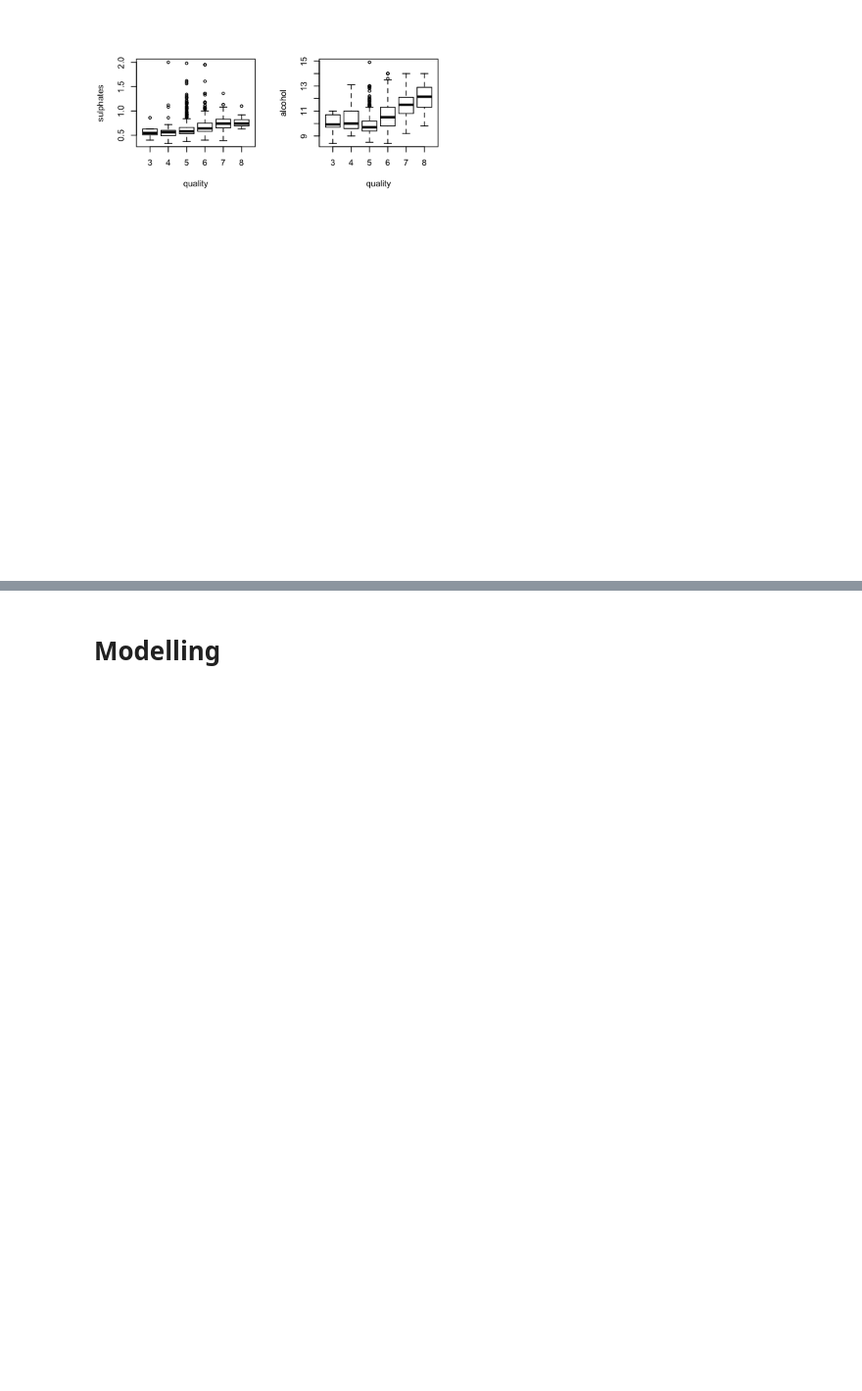
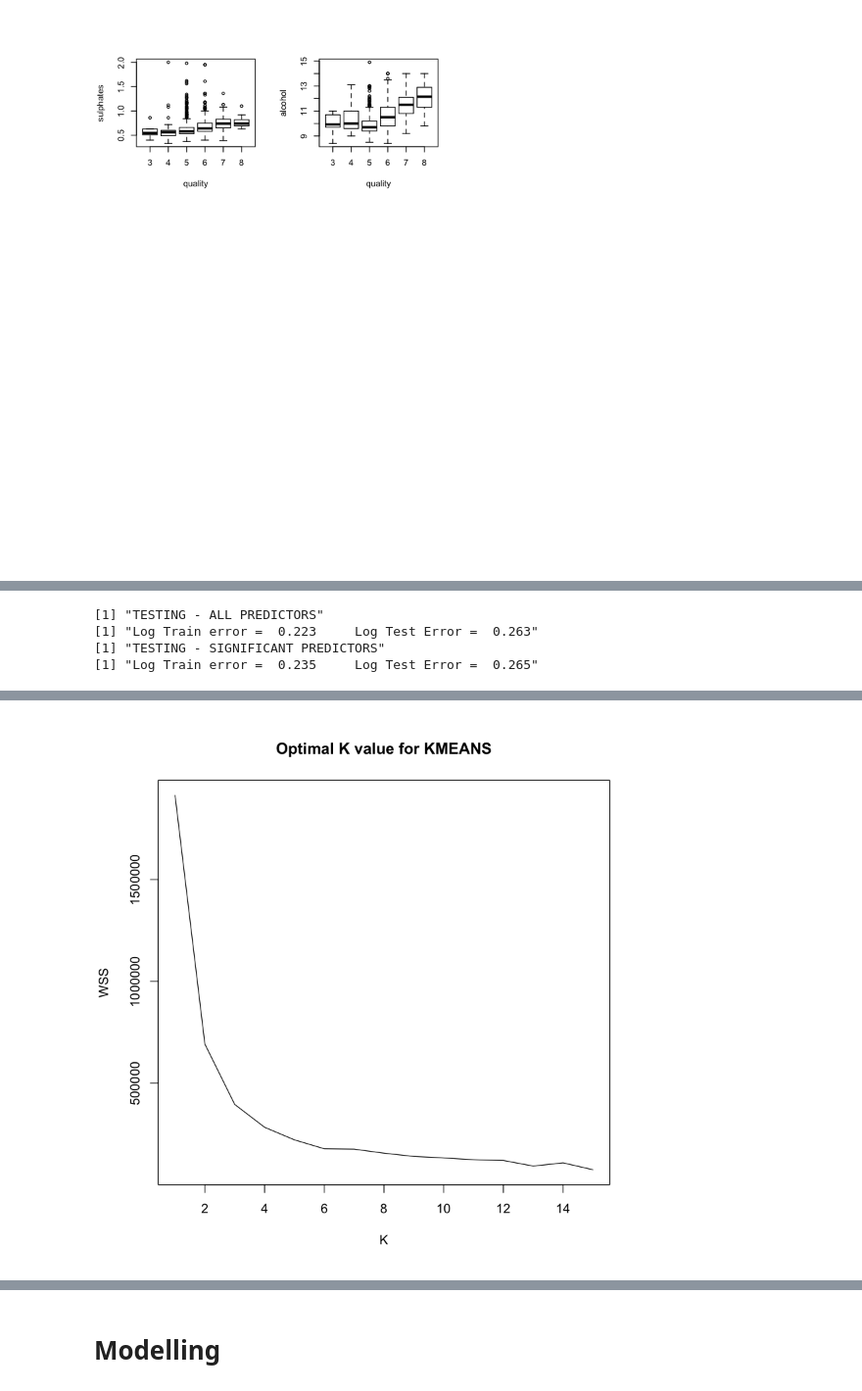
Before and after one commit to spatankar276/Project-Buzz, a Jupyter notebook: 7406-Project-Buzz-Team.ipynb, the cells around one changed output, grey strips where cells are left out. Shown at 98% size. Drawn from its saved outputs; the diff is of its cells as text; code cells hidden in the pictures; blank space fills up the shorter version.

```diff
--- a/7406-Project-Buzz-Team.ipynb
+++ b/7406-Project-Buzz-Team.ipynb
@@ -203,0 +257,8 @@ boxplot(alcohol ~ quality)
+# %%
+wine.pr <- wine[1:11]
+
+wine <- read.csv(file = "winequality_red.csv", head = TRUE, sep=";")
+wine$quality <- ifelse(wine$quality>= 6, 1,0)
+wine$quality <- as.factor(wine$quality)
+
+summary(wine)
@@ -203,0 +419,44 @@ boxplot(alcohol ~ quality)
+# %%
+# PREDICTIONS
+
+# Testing Dataset
+
+print('TESTING - ALL PREDICTORS')
+
+lg_err_train <- mean((floor(predict(lgall,wine_train[,1:11], type = "response")+0.5)) != wine_train$quality)
+lg_err_test <- mean((floor(predict(lgall,wine_test[,1:11], type = "response")+0.5)) != wine_test$quality)
+
+print(paste('Log Train error = ', round(lg_err_train,3),'    Log Test Error = ', round(lg_err_test,3)))
+
+
+print('TESTING - SIGNIFICANT PREDICTORS')
+
+lg_err_trains <- mean((floor(predict(lgsig,wine_train[,1:11], type = "response")+0.5)) != wine_train$quality)
+lg_err_tests <- mean((floor(predict(lgsig,wine_test[,1:11], type = "response")+0.5)) != wine_test$quality)
+
+print(paste('Log Train error = ', round(lg_err_trains,3),'    Log Test Error = ', round(lg_err_tests,3)))
+# %% [output]
+[1] "TESTING - ALL PREDICTORS"
+[1] "Log Train error =  0.223     Log Test Error =  0.263"
+[1] "TESTING - SIGNIFICANT PREDICTORS"
+[1] "Log Train error =  0.235     Log Test Error =  0.265"
+# %%
+# KNN Method
+
+library(ggplot2)
+
+num <- 15
+nst <- 6 #Initial number of centroids
+
+res_fin <- matrix(0, num, 1)
+
+for (k in 1:num) {
+
+    kmd <- kmeans(wine.pr, k, nstart = nst)
+    kvl <- kmd$tot.withinss
+    res_fin[k] <- kvl
+}
+
+plot(res_fin, type = 'l', ylab = 'WSS', xlab = 'K',
+     main = 'Optimal K value for KMEANS')
+# %% [output]
@@ -203,0 +470 @@ boxplot(alcohol ~ quality)
+[figure, added]
```
Also changed, not shown: parts of 38 cells of this notebook.
